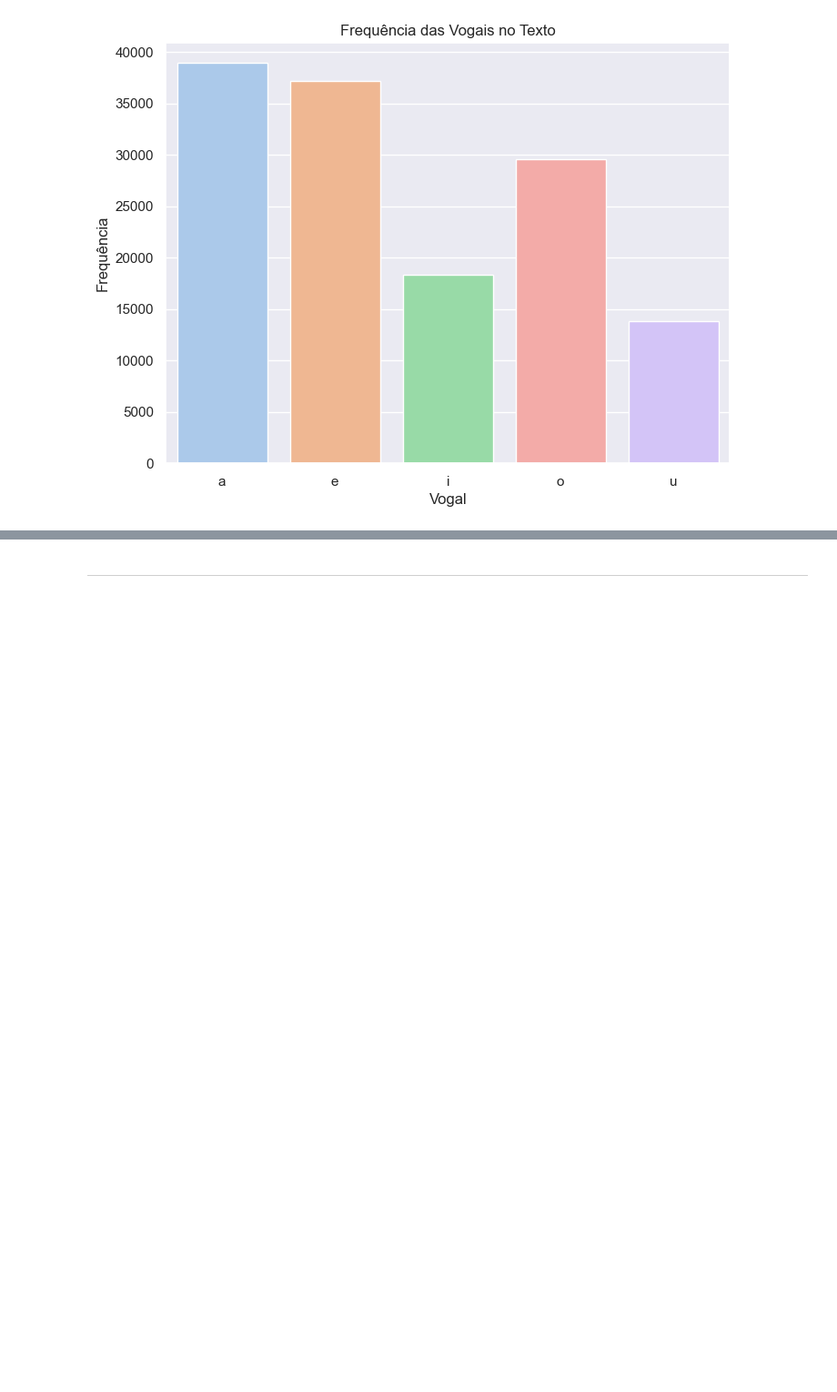
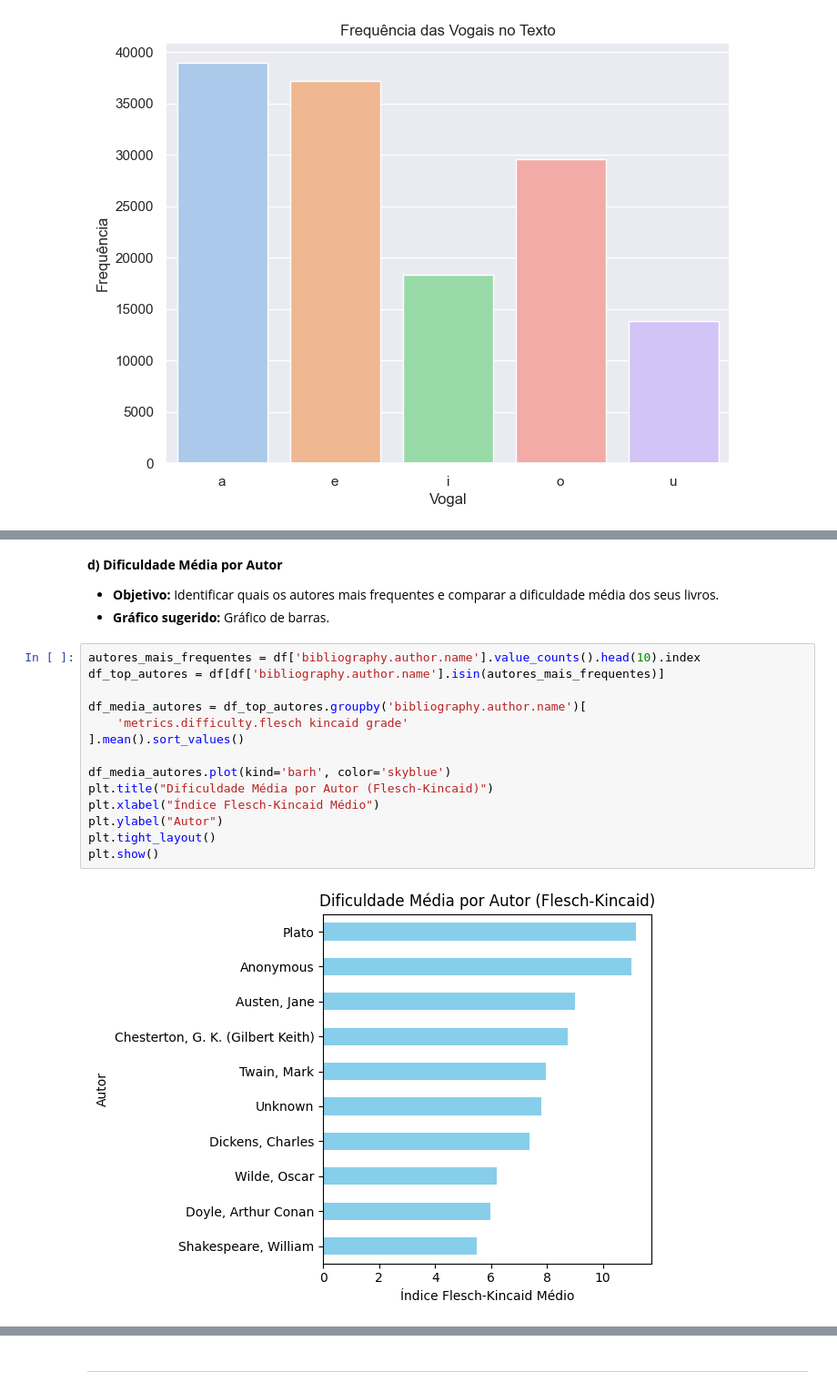
Before and after one commit to Vullkano/Filologia_Digital-Modulo_V, a Jupyter notebook: Session3/FL_Session3.ipynb, the cells around one changed output, grey strips where cells are left out. Shown at 91% size. Saved outputs shown, nothing was run; the diff lists cells and outputs as text; blank space fills up the shorter version.

```diff
--- a/Session3/FL_Session3.ipynb
+++ b/Session3/FL_Session3.ipynb
@@ -1308,0 +1572,20 @@ Passing `palette` without assigning `hue` is deprecated and will be removed in v
+# %% [markdown]
+**d) Dificuldade Média por Autor**
+- **Objetivo:** Identificar quais os autores mais frequentes e comparar a dificuldade média dos seus livros.
+- **Gráfico sugerido:** Gráfico de barras.
+# %%
+autores_mais_frequentes = df['bibliography.author.name'].value_counts().head(10).index
+df_top_autores = df[df['bibliography.author.name'].isin(autores_mais_frequentes)]
+
+df_media_autores = df_top_autores.groupby('bibliography.author.name')[
+    'metrics.difficulty.flesch kincaid grade'
+].mean().sort_values()
+
+df_media_autores.plot(kind='barh', color='skyblue')
+plt.title("Dificuldade Média por Autor (Flesch-Kincaid)")
+plt.xlabel("Índice Flesch-Kincaid Médio")
+plt.ylabel("Autor")
+plt.tight_layout()
+plt.show()
+# %% [output]
+[figure, added]
```
Also changed, not shown: parts of 33 cells of this notebook.
